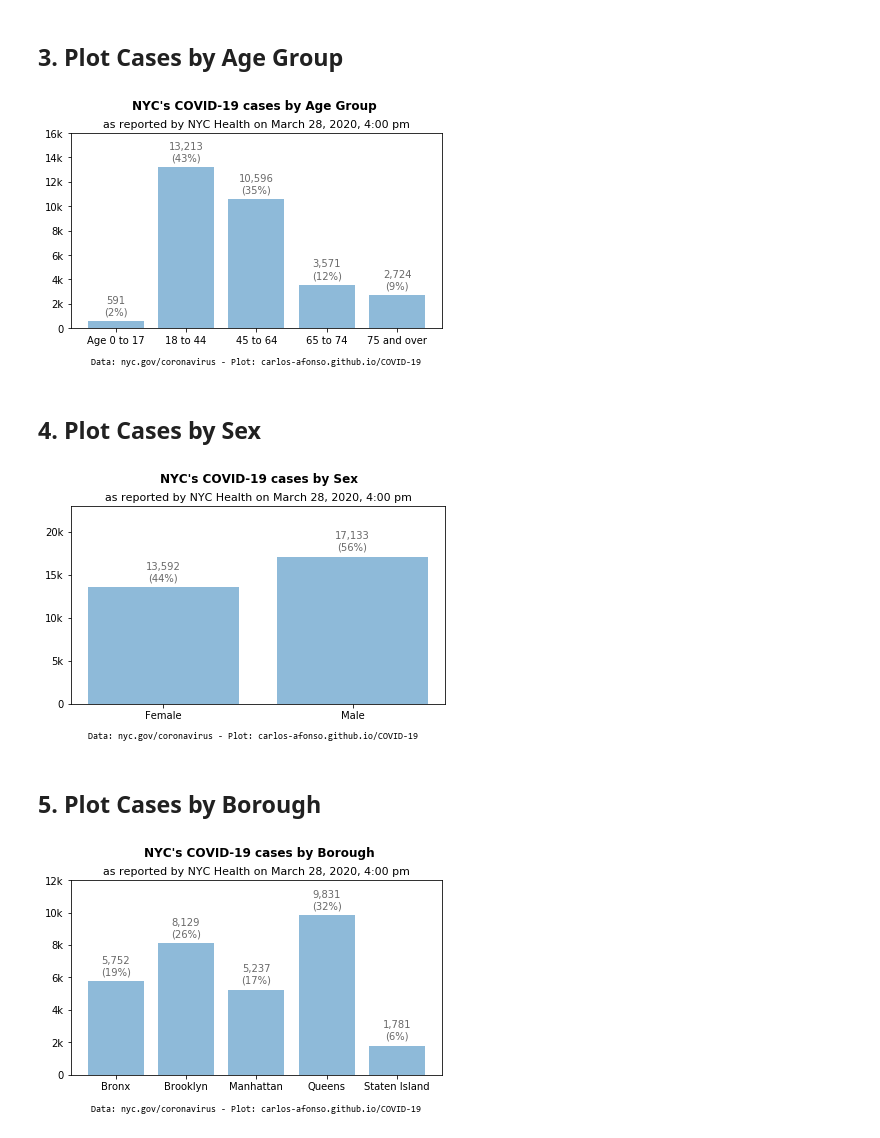
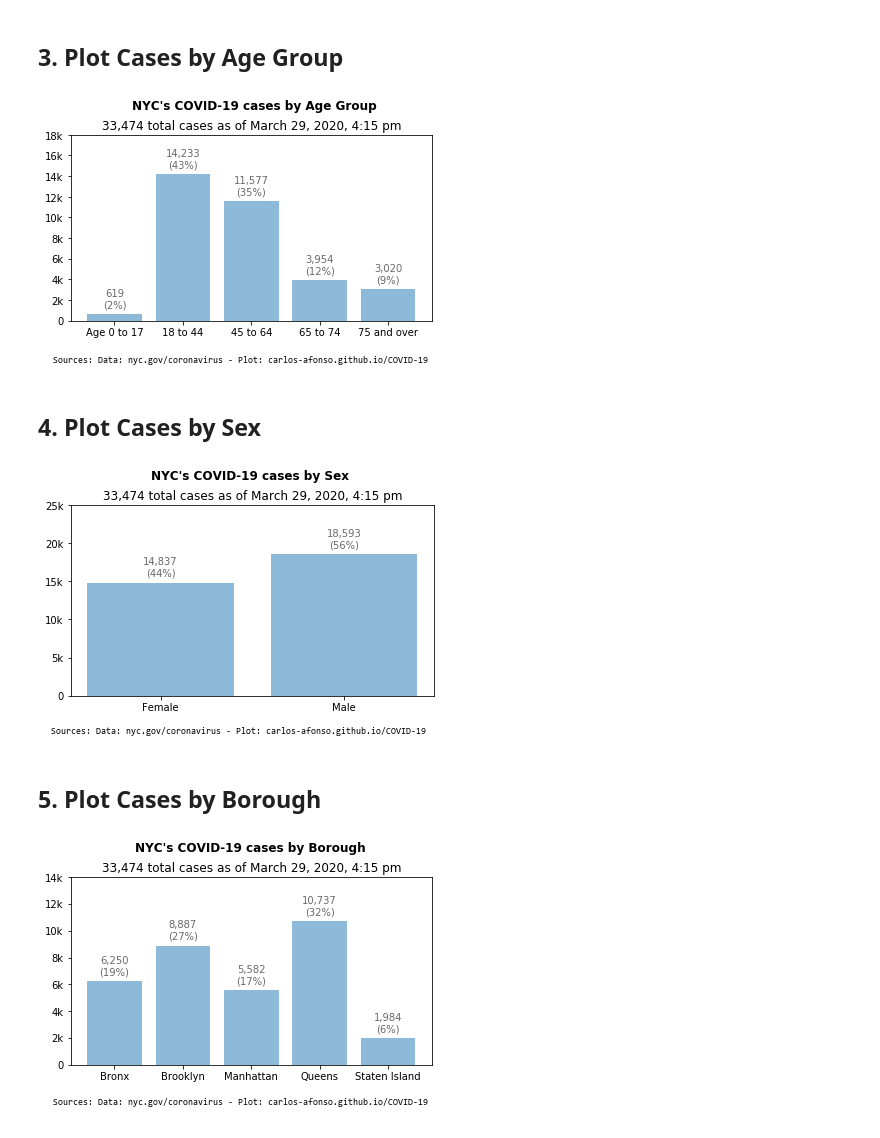
Before and after one commit to carlos-afonso/COVID-19, a Jupyter notebook: notebooks/nyc-covid-19-cases.ipynb, the cells around one changed output. Saved outputs shown, nothing was run; the diff lists cells and outputs as text; code cells hidden in the pictures.

Commit message:
updates NYC data and plots

```diff
--- a/notebooks/nyc-covid-19-cases.ipynb
+++ b/notebooks/nyc-covid-19-cases.ipynb
@@ -12,7 +12,7 @@ import pandas as pd
 ## 1. Read data
 # %%
 update_str = 'as of March 29, 2020, 4:15 pm'
-source_str = 'Data: nyc.gov/coronavirus - Plot: carlos-afonso.github.io/COVID-19'
+source_str = 'Sources: Data: nyc.gov/coronavirus - Plot: carlos-afonso.github.io/COVID-19'
 
 data_file = '../data/nyc-health-daily-updates/cases/nyc-covid-19-summary-from-2020-03-23.csv'
 
@@ -65,30 +66,31 @@ def thousands(x, pos):
 # %%
 fig = plt.figure()
 
 cols   = ['age_0_to_17', 'age_18_to_44', 'age_45_to_64', 'age_65_to_74', 'age_75_and_over']
 labels = ['Age 0 to 17',     '18 to 44',     '45 to 64',     '65 to 74',     '75 and over']
 values = df.iloc[-1][cols].values.astype(int)
 total = sum(values)
 
 plt.bar(labels, values, alpha=0.5)
 
-plt.ylim(0, 16000)
+plt.ylim(0, 18000)
 
 plt.gca().yaxis.set_major_formatter(FuncFormatter(thousands))
 
 for xy in zip(range(len(values)), values):
     note = '{:,}'.format(xy[1]) + '\n(' + str(int(round(100 * xy[1] / total, 0))) + '%)'
     plt.annotate(note, xy=xy, xytext=(0, 15), textcoords='offset points', ha='center', va='center', color='dimgray')
 
 plt.suptitle('NYC\'s COVID-19 cases by Age Group', x=0.51, fontweight='bold')
-plt.title(update_str, fontsize=11)
+#plt.title(update_str, fontsize=11)
+plt.title('{:,}'.format(df.iloc[-1]['total_cases']) + ' total cases ' + update_str)
 
-plt.text(-0.35, -3000, source_str, fontfamily='Consolas', fontsize=9)
+plt.text(-0.9, -4000, source_str, fontfamily='Consolas', fontsize=9)
 
 plt.tight_layout(rect=[0, 0, 1, 0.95])
 plt.show()
 # %% [output]
-[figure, old version]
+[figure, new version]
 # %%
 # Save figure as SVG and PNG images
 file_path = '../images/nyc-covid-19-cases-by-age-group'
@@ -106,7 +108,7 @@ total = sum(values)
 
 plt.bar(labels, values, alpha=0.5)
 
-plt.ylim(0, 23000)
+plt.ylim(0, 25000)
 
 plt.gca().yaxis.set_major_formatter(FuncFormatter(thousands))
 
@@ -114,15 +116,16 @@ for xy in zip(range(len(values)), values):
     note = '{:,}'.format(xy[1]) + '\n(' + str(int(round(100 * xy[1] / total, 0))) + '%)'
     plt.annotate(note, xy=xy, xytext=(0, 15), textcoords='offset points', ha='center', va='center', color='dimgray')
 
-plt.suptitle('NYC\'s COVID-19 cases by Sex', x=0.52, fontweight='bold')
-plt.title(update_str, fontsize=11)
+plt.suptitle('NYC\'s COVID-19 cases by Sex', x=0.5, fontweight='bold')
+#plt.title(update_str, fontsize=11)
+plt.title('{:,}'.format(df.iloc[-1]['total_cases']) + ' total cases ' + update_str)
 
-plt.text(-0.4, -4100, source_str, fontfamily='Consolas', fontsize=9)
+plt.text(-0.6, -5000, source_str, fontfamily='Consolas', fontsize=9)
 
 plt.tight_layout(rect=[0, 0, 1, 0.95])
 plt.show()
 # %% [output]
-[figure, old version]
+[figure, new version]
 # %%
 # Save figure as SVG and PNG images
 file_path = '../images/nyc-covid-19-cases-by-sex'
@@ -141,7 +144,7 @@ total = sum(values)
 
 plt.bar(labels, values, alpha=0.5)
 
-plt.ylim(0, 12000)
+plt.ylim(0, 14000)
 
 plt.gca().yaxis.set_major_formatter(FuncFormatter(thousands))
 
@@ -149,16 +152,16 @@ for xy in zip(range(len(values)), values):
     note = '{:,}'.format(xy[1]) + '\n(' + str(int(round(100 * xy[1] / total, 0))) + '%)'
     plt.annotate(note, xy=xy, xytext=(0, 15), textcoords='offset points', ha='center', va='center', color='dimgray')
 
-plt.suptitle('NYC\'s COVID-19 cases by Borough', x=0.52, fontweight='bold')
+plt.suptitle('NYC\'s COVID-19 cases by Borough', x=0.5, fontweight='bold')
+#plt.title(update_str, fontsize=11)
+plt.title('{:,}'.format(df.iloc[-1]['total_cases']) + ' total cases ' + update_str)
 
-plt.title(update_str, fontsize=11)
-
-plt.text(-0.35, -2300, source_str, fontfamily='Consolas', fontsize=9)
+plt.text(-0.9, -3000, source_str, fontfamily='Consolas', fontsize=9)
 
 plt.tight_layout(rect=[0, 0, 1, 0.95])
 plt.show()
 # %% [output]
-[figure, old version]
+[figure, new version]
 # %%
 # Save figure as SVG and PNG images
 file_path = '../images/nyc-covid-19-cases-by-borough'
```
Also changed, not shown: parts of 2 cells of this notebook, 7 other files.
